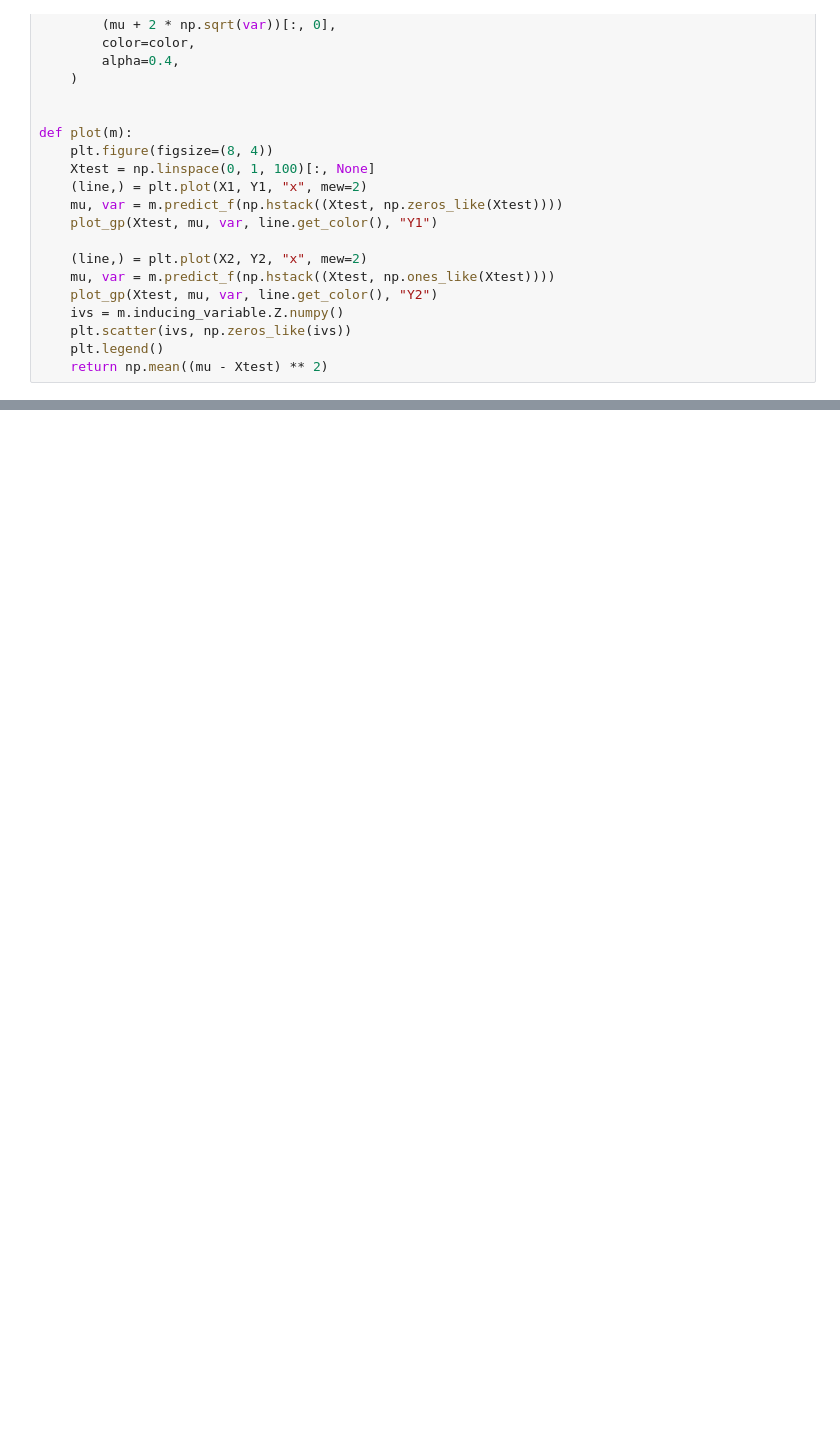
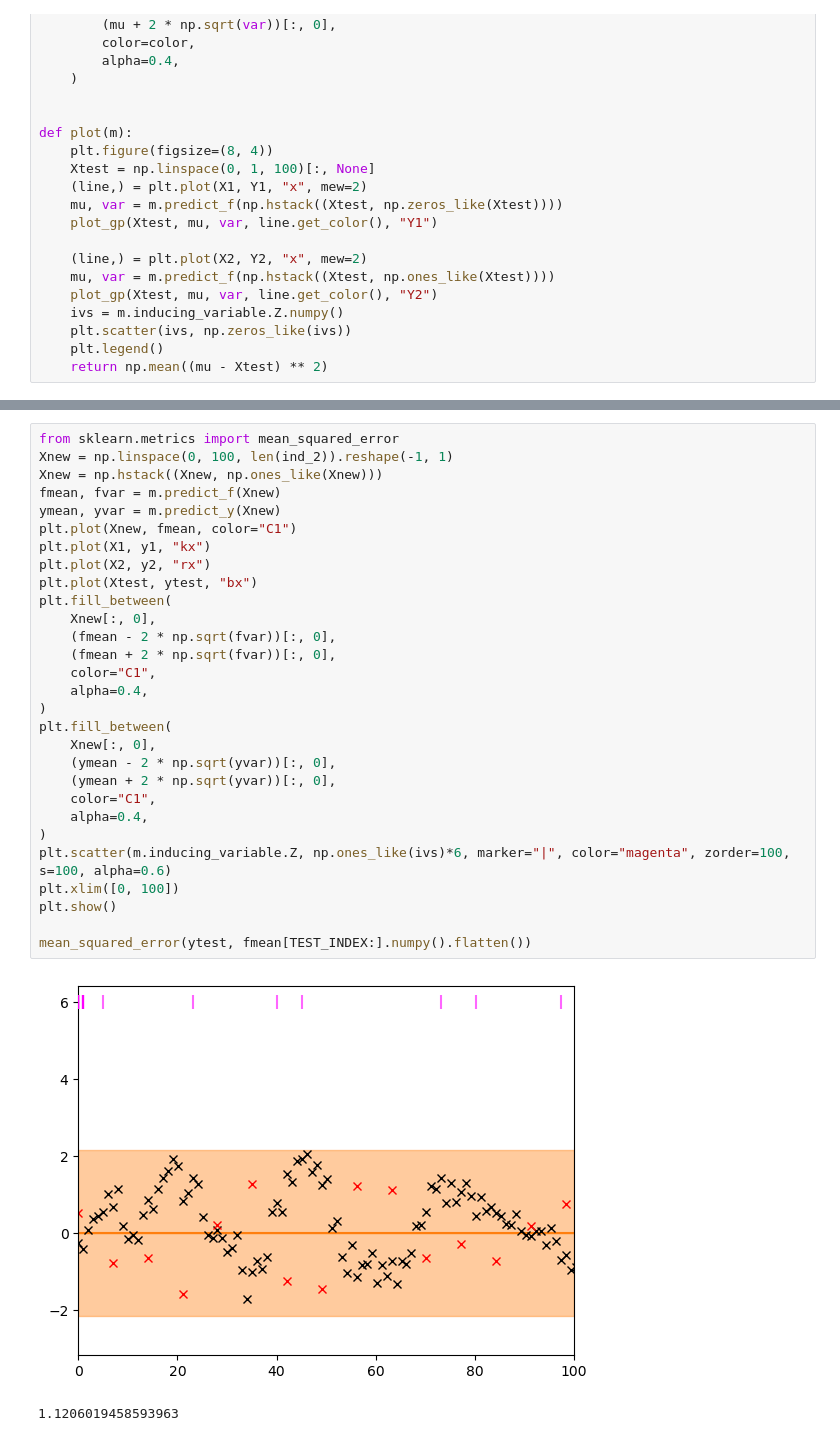
Before and after one commit to JVerbeek/at-gpflow, a Jupyter notebook: lra-kernel-test.ipynb, the cells around one changed output, grey strips where cells are left out. Cells and saved outputs as stored; diff of their text form; blank space fills up the shorter version.

```diff
--- a/lra-kernel-test.ipynb
+++ b/lra-kernel-test.ipynb
@@ -386,0 +468,32 @@ mean_squared_error(ytest, fmean[TEST_INDEX:].numpy().flatten())
+# %%
+from sklearn.metrics import mean_squared_error
+Xnew = np.linspace(0, 100, len(ind_2)).reshape(-1, 1)
+Xnew = np.hstack((Xnew, np.ones_like(Xnew)))
+fmean, fvar = m.predict_f(Xnew)
+ymean, yvar = m.predict_y(Xnew)
+plt.plot(Xnew, fmean, color="C1")
+plt.plot(X1, y1, "kx")
+plt.plot(X2, y2, "rx")
+plt.plot(Xtest, ytest, "bx")
+plt.fill_between(
+    Xnew[:, 0],
+    (fmean - 2 * np.sqrt(fvar))[:, 0],
+    (fmean + 2 * np.sqrt(fvar))[:, 0],
+    color="C1",
+    alpha=0.4,
+)
+plt.fill_between(
+    Xnew[:, 0],
+    (ymean - 2 * np.sqrt(yvar))[:, 0],
+    (ymean + 2 * np.sqrt(yvar))[:, 0],
+    color="C1",
+    alpha=0.4,
+)
+plt.scatter(m.inducing_variable.Z, np.ones_like(ivs)*6, marker="|", color="magenta", zorder=100, s=100, alpha=0.6)
+plt.xlim([0, 100])
+plt.show()
+
+mean_squared_error(ytest, fmean[TEST_INDEX:].numpy().flatten())
+# %% [output]
+[figure, added]
+1.1206019458593963
```
Also changed, not shown: parts of 9 cells of this notebook.
